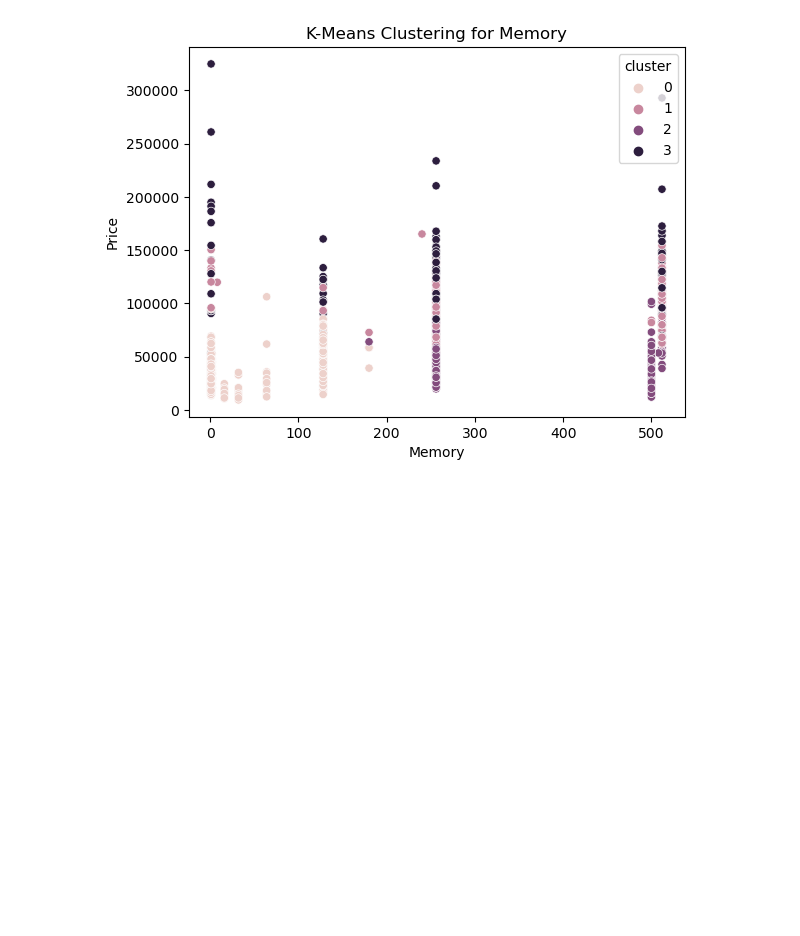
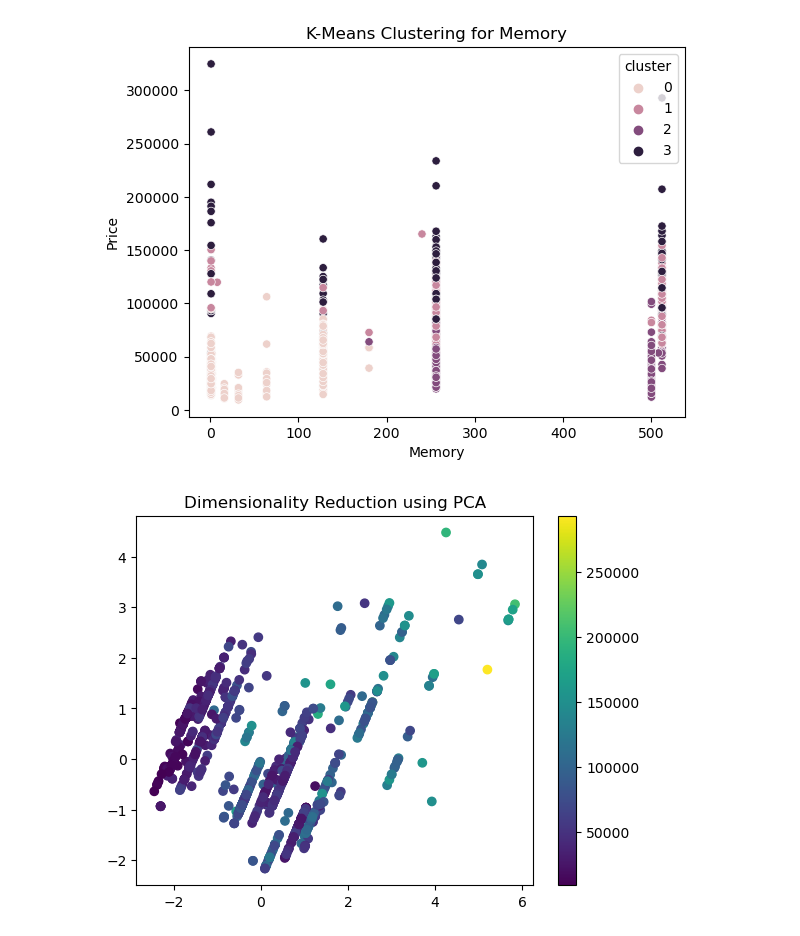
Before and after one commit to jaichandm/project-s23-machine-learning, a Jupyter notebook: refined_analysis.ipynb, the cells around one changed output. Cells and saved outputs as stored; diff of their text form; code cells hidden in the pictures; blank space fills up the shorter version.

Commit message:
visualize and describe data notes update

```diff
--- a/refined_analysis.ipynb
+++ b/refined_analysis.ipynb
@@ -89,3 +89,12 @@ X_test_scaled = scaler.transform(X_test)
 pca = PCA(n_components=2)
 X_train_pca = pca.fit_transform(X_train_scaled)
 X_test_pca = pca.transform(X_test_scaled)
+# %%
+import matplotlib.pyplot as plt
+
+plt.scatter(X_train_pca[:, 0], X_train_pca[:, 1], c=y_train)
+plt.colorbar()
+plt.title('Dimensionality Reduction using PCA')
+plt.show()
+# %% [output]
+[figure, added]
```
Also changed, not shown: parts of 1 cell of this notebook.
